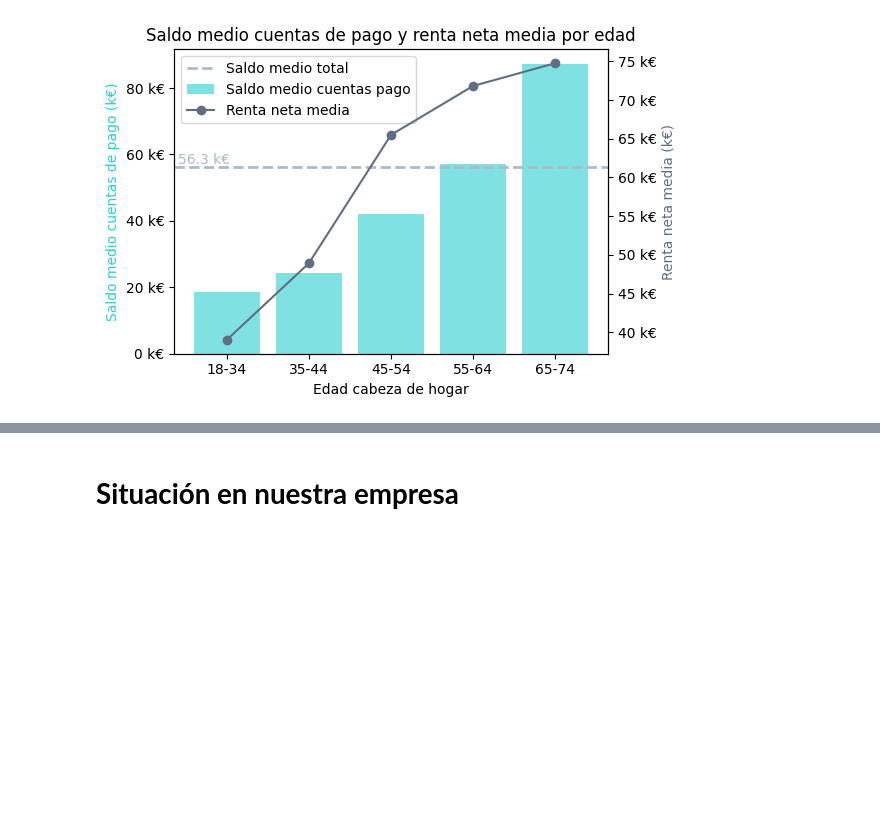
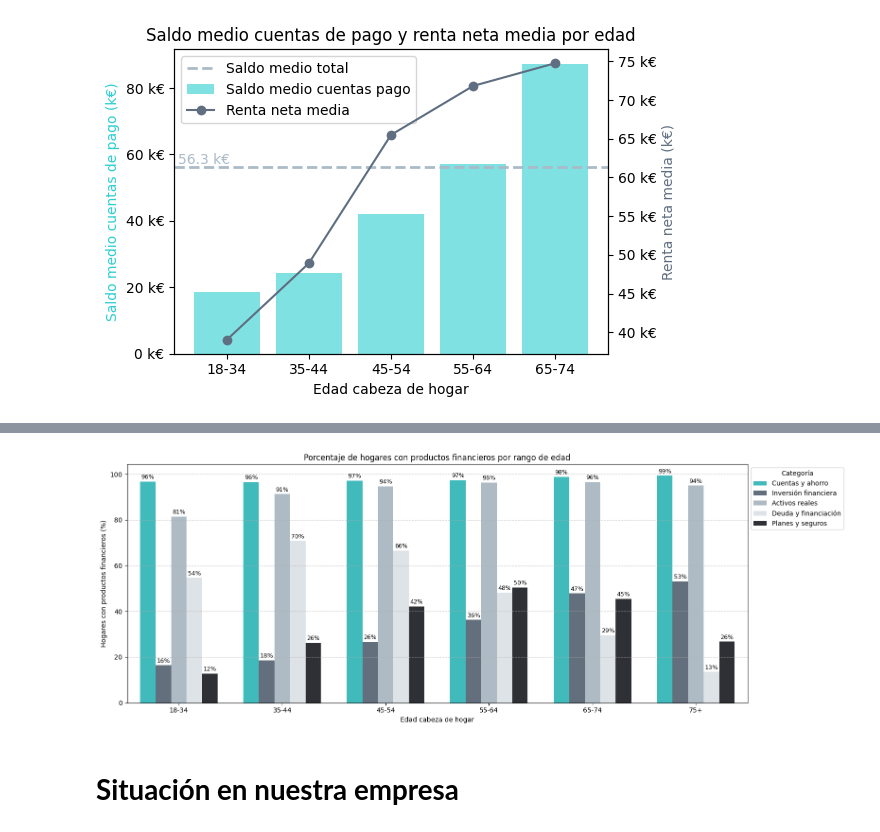
Before and after one commit to Lambda-14/Sim-Empresa, a Jupyter notebook: Equip_9/Scripts/250602_EFF_2022.ipynb, the cells around one changed output, grey strips where cells are left out. Saved outputs shown, nothing was run; the diff lists cells and outputs as text; code cells hidden in the pictures; blank space fills up the shorter version.

Commit message:
actualización de productos financieros por edad

```diff
--- a/Equip_9/Scripts/250602_EFF_2022.ipynb
+++ b/Equip_9/Scripts/250602_EFF_2022.ipynb
@@ -913,3 +915,92 @@ plt.show()
+# %%
+# Mapear rangos de edad si no lo has hecho ya
+mapa_edades = {
+    'Under 35': '18-34',
+    '35-44': '35-44',
+    '45-54': '45-54',
+    '55-64': '55-64',
+    '65-74': '65-74',
+    'Over 75': '75+'
+}
+df_eff['edad_cabeza_hogar'] = df_eff['edad_cabeza_hogar'].replace(mapa_edades)
+
+# Definir categorías de productos
+categorias = {
+    'Cuentas y ahorro': [
+        'posee_cuentas_pago',
+        'posee_otras_cuentas'
+    ],
+    'Inversión financiera': [
+        'posee_acciones_cotizadas',
+        'posee_acciones_no_cotizadas',
+        'posee_fondos_inversion',
+        'posee_renta_fija',
+        'posee_carteras_gestionadas'
+    ],
+    'Activos reales': [
+        'posee_viv_principal',
+        'posee_otras_propiedades',
+        'tiene_vehiculo'
+    ],
+    'Deuda y financiación': [
+        'posee_hipoteca_viv_principal',
+        'posee_deuda_tarjeta',
+        'posee_prestamo_personal',
+        'posee_otras_deudas'
+    ],
+    'Planes y seguros': [
+        'posee_planes_pension',
+        'posee_seguro_vida'
+    ]
+}
+
+# Calcular porcentaje de hogares con productos por categoría y edad
+datos_por_edad = []
+for edad, grupo in df_eff.groupby('edad_cabeza_hogar'):
+    total = len(grupo)
+    for categoria, variables in categorias.items():
+        tiene_producto = (grupo[variables].sum(axis=1) > 0).sum()
+        datos_por_edad.append({
+            'Edad': edad,
+            'Categoría': categoria,
+            'Porcentaje': tiene_producto / total * 100
+        })
+
+df_edad_cat = pd.DataFrame(datos_por_edad)
+
+# Paleta de colores personalizada (opcional)
+custom_palette = {
+    'Cuentas y ahorro': "#2CCED1",
+    'Inversión financiera': "#5F6F81",
+    'Activos reales': "#AABBC8",
+    'Deuda y financiación': "#DCE3EA",
+    'Planes y seguros': "#2E2F36"
+}
+
+# Crear gráfico
+plt.figure(figsize=(16, 6))
+ax = sns.barplot(
+    data=df_edad_cat,
+    x='Edad',
+    y='Porcentaje',
+    hue='Categoría',
+    width=0.75,
+    palette=custom_palette
+)
+
+# Añadir etiquetas de porcentaje entero
+for container in ax.containers:
+    ax.bar_label(container, fmt='%d%%', label_type='edge', padding=2, fontsize=9)
+
+plt.title('Porcentaje de hogares con productos financieros por rango de edad')
+plt.ylabel('Hogares con productos financieros (%)')
+plt.xlabel('Edad cabeza de hogar')
+plt.legend(title='Categoría', bbox_to_anchor=(1, 1), loc='upper left')
+plt.grid(axis='y', linestyle='--', alpha=0.7)
+plt.tight_layout()
+plt.show()
+# %% [output]
+[figure, added]
 # %% [markdown]
 # **Situación en nuestra empresa**
 # %%
```
Also changed, not shown: parts of 1 cell of this notebook.
